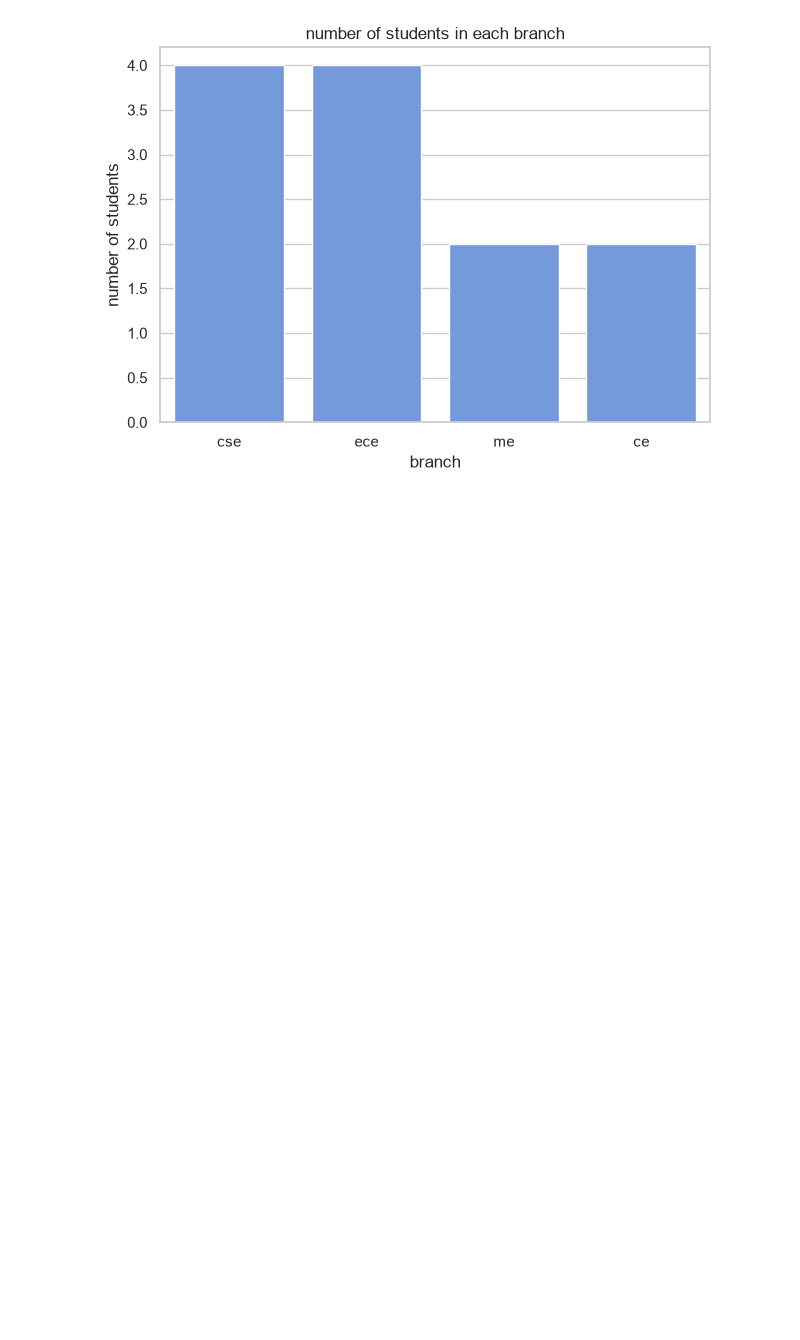
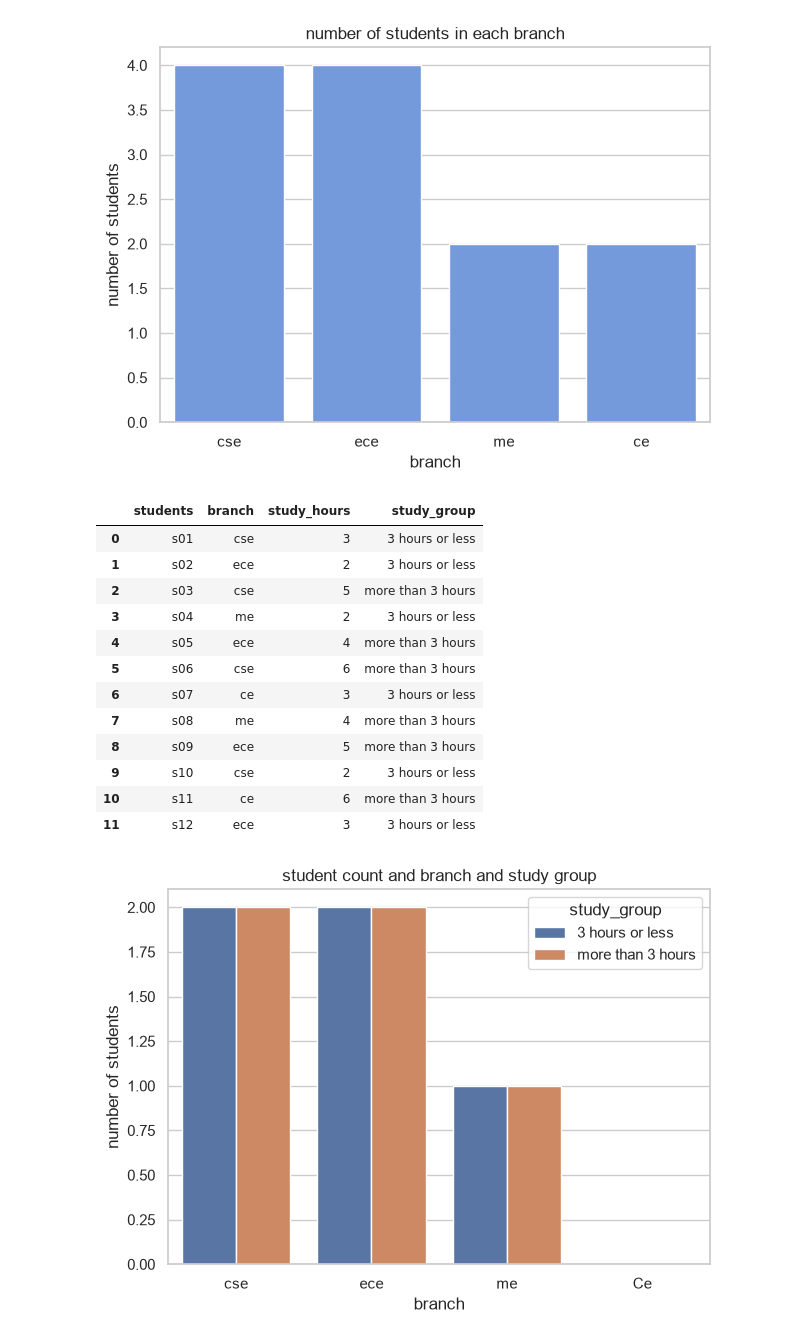
Before and after one commit to aryannsainiii-hub/HCL_TRAINING, a Jupyter notebook: DAY3/seaborn.ipynb, the cells around one changed output. Drawn from its saved outputs; the diff is of its cells as text; code cells hidden in the pictures; blank space fills up the shorter version.

```diff
--- a/DAY3/seaborn.ipynb
+++ b/DAY3/seaborn.ipynb
@@ -46,3 +46,36 @@ plt.tight_layout()
 plt.show()
 # %% [output]
 [figure]
+# %%
+df["study_group"]=df["study_hours"].apply(
+    lambda hours: "3 hours or less" if hours<=3  else "more than 3 hours"
+)
+display(df[["students","branch","study_hours","study_group"]])
+plt.Figure(figsize=(9,4))
+sns.countplot(
+    data = df,
+    x = "branch",
+    hue="study_group",
+    order=["cse","ece","me","Ce"]
+)
+plt.title("student count and branch and study group")
+plt.xlabel("branch")
+plt.ylabel("number of students")
+plt.legend(title="study_group")
+plt.tight_layout()
+plt.show()
+# %% [output]
+|  | students | branch | study_hours | study_group |
+| 0 | s01 | cse | 3 | 3 hours or less |
+| 1 | s02 | ece | 2 | 3 hours or less |
+| 2 | s03 | cse | 5 | more than 3 hours |
+| 3 | s04 | me | 2 | 3 hours or less |
+| 4 | s05 | ece | 4 | more than 3 hours |
+| 5 | s06 | cse | 6 | more than 3 hours |
+| 6 | s07 | ce | 3 | 3 hours or less |
+| 7 | s08 | me | 4 | more than 3 hours |
+| 8 | s09 | ece | 5 | more than 3 hours |
+| 9 | s10 | cse | 2 | 3 hours or less |
+| 10 | s11 | ce | 6 | more than 3 hours |
+| 11 | s12 | ece | 3 | 3 hours or less |
+[figure, added]
```
Also changed, not shown: parts of 8 cells of this notebook, 1 other file.
